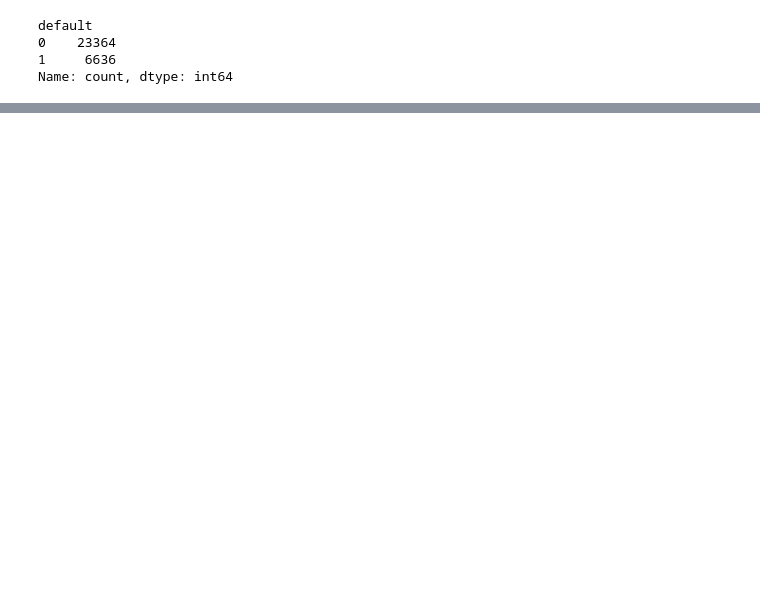
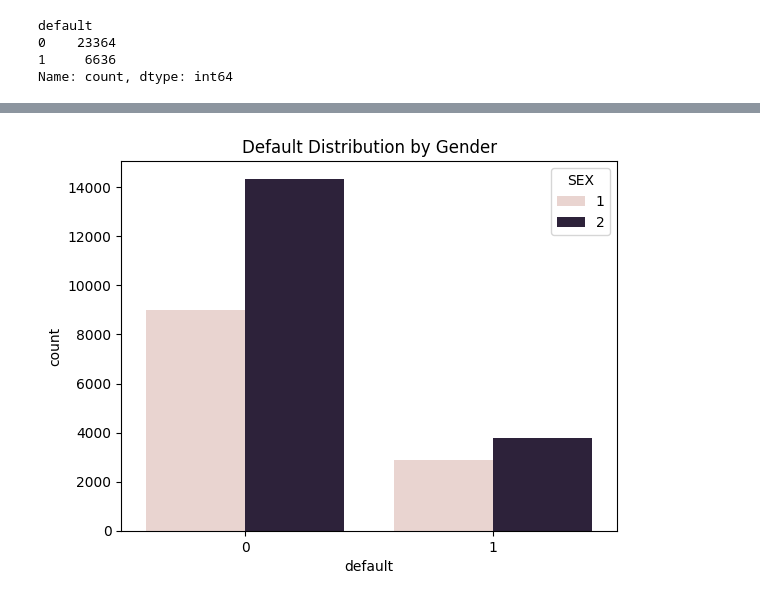
Before and after one commit to Saroj94/Credit-Card-default-prediction, a Jupyter notebook: Experiment/Analysis/credit_analysis.ipynb, the cells around one changed output, grey strips where cells are left out. Saved outputs shown, nothing was run; the diff lists cells and outputs as text; code cells hidden in the pictures; blank space fills up the shorter version.

```diff
--- a/Experiment/Analysis/credit_analysis.ipynb
+++ b/Experiment/Analysis/credit_analysis.ipynb
@@ -120,0 +140,7 @@ Name: count, dtype: int64
+# %%
+## default distribution by gender
+sns.countplot(x='default', hue='SEX', data = credit, legend=True)
+plt.title("Default Distribution by Gender")
+plt.show()
+# %% [output]
+[figure, added]
```
Also changed, not shown: parts of 26 cells of this notebook, 2 other files.
